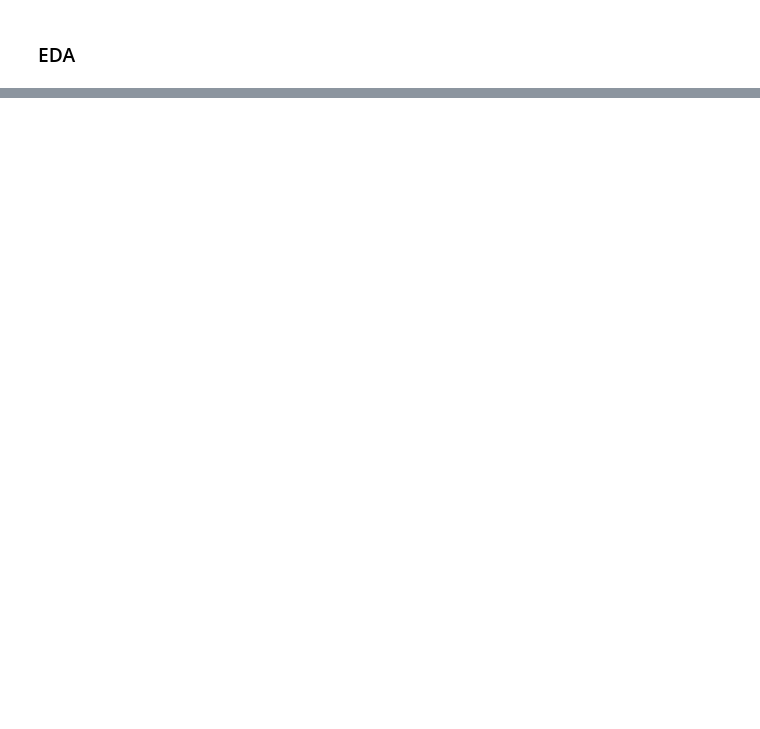
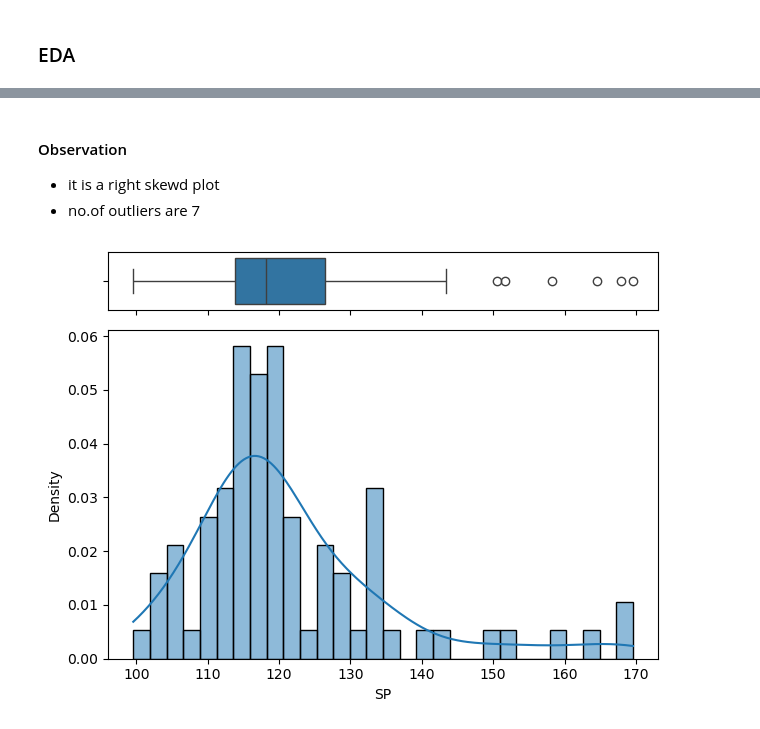
Before and after one commit to Varshita2010/AIML-Tasks, a Jupyter notebook: Multiple_Linear_Regression.ipynb, the cells around one changed output, grey strips where cells are left out. Drawn from its saved outputs; the diff is of its cells as text; code cells hidden in the pictures; blank space fills up the shorter version.

```diff
--- a/Multiple_Linear_Regression.ipynb
+++ b/Multiple_Linear_Regression.ipynb
@@ -46,0 +109,21 @@ memory usage: 3.3 KB
+# %% [markdown]
+#### Observation
+- it is a right skewd plot
+- no.of outliers are 7
+# %%
+# Create a figure with two subplots (one the above the other)
+fig, (ax_box, ax_hist) = plt.subplots(2, sharex=True, gridspec_kw={"height_ratios":(.15, .85)})
+
+# Creating a boxplot
+sns.boxplot(data=cars, x="SP", ax=ax_box, orient='h')
+ax_box.set(xlabel=' ') #Removes x label for the boxplot
+
+#creating a histogram in th esame x-axis
+sns.histplot(data=cars, x="SP", ax=ax_hist, bins=30,kde=True, stat="density")
+ax_hist.set(ylabel='Density')
+
+# Adjust layout'
+plt.tight_layout()
+plt.show()
+# %% [output]
+[figure, added]
```
Also changed, not shown: parts of 21 cells of this notebook.
